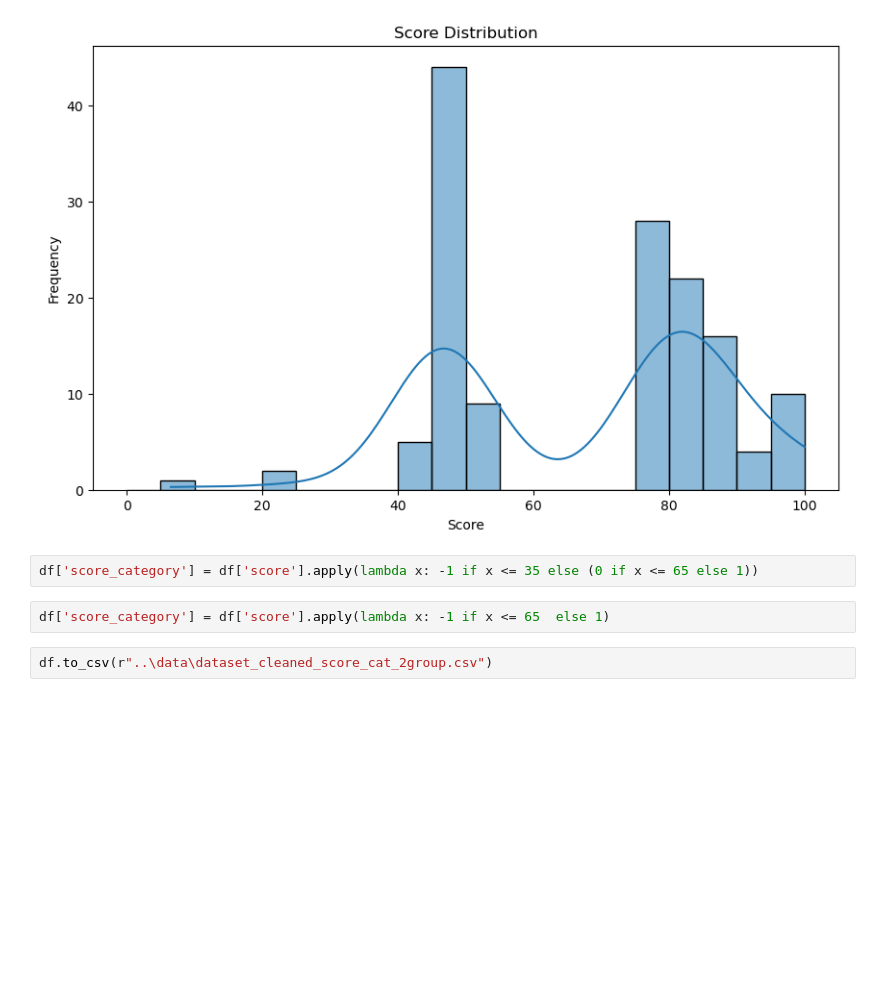
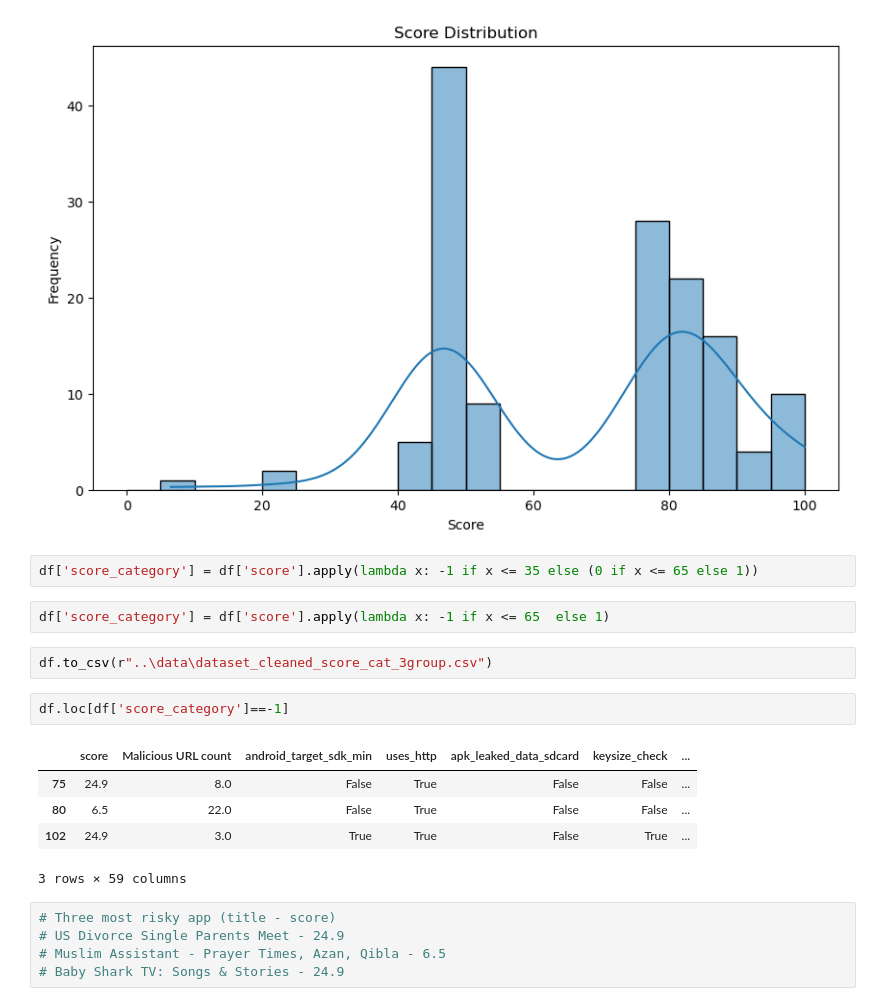
Before and after one commit to QZSAMA/Project_DAS, a Jupyter notebook: model/data analysis.ipynb, the cells around one changed output. Drawn from its saved outputs; the diff is of its cells as text; blank space fills up the shorter version.

```diff
--- a/model/data analysis.ipynb
+++ b/model/data analysis.ipynb
@@ -38,4 +38,17 @@ df['score_category'] = df['score'].apply(lambda x: -1 if x <= 35 else (0 if x <=
 # %%
 df['score_category'] = df['score'].apply(lambda x: -1 if x <= 65  else 1)
 # %%
-df.to_csv(r"..\data\dataset_cleaned_score_cat_2group.csv")
+df.to_csv(r"..\data\dataset_cleaned_score_cat_3group.csv")
+# %%
+df.loc[df['score_category']==-1]
+# %% [output]
+|  | score | Malicious URL count | android_target_sdk_min | uses_http | apk_leaked_data_sdcard | keysize_check | ... |
+| 75 | 24.9 | 8.0 | False | True | False | False | ... |
+| 80 | 6.5 | 22.0 | False | True | False | False | ... |
+| 102 | 24.9 | 3.0 | True | True | False | True | ... |
+3 rows × 59 columns
+# %%
+# Three most risky app (title - score)
+# US Divorce Single Parents Meet - 24.9
+# Muslim Assistant - Prayer Times, Azan, Qibla - 6.5
+# Baby Shark TV: Songs & Stories - 24.9
```
Also changed, not shown: parts of 4 cells of this notebook, 12 other files.
